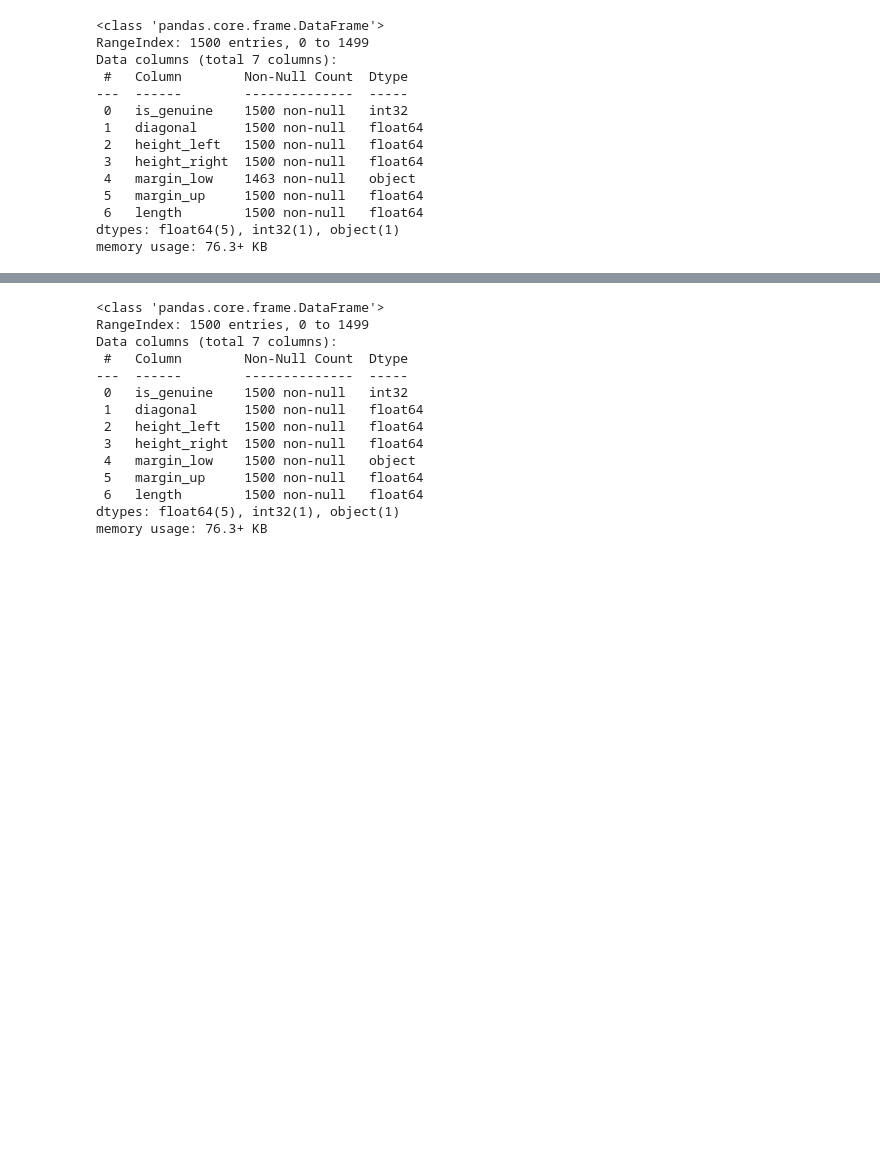
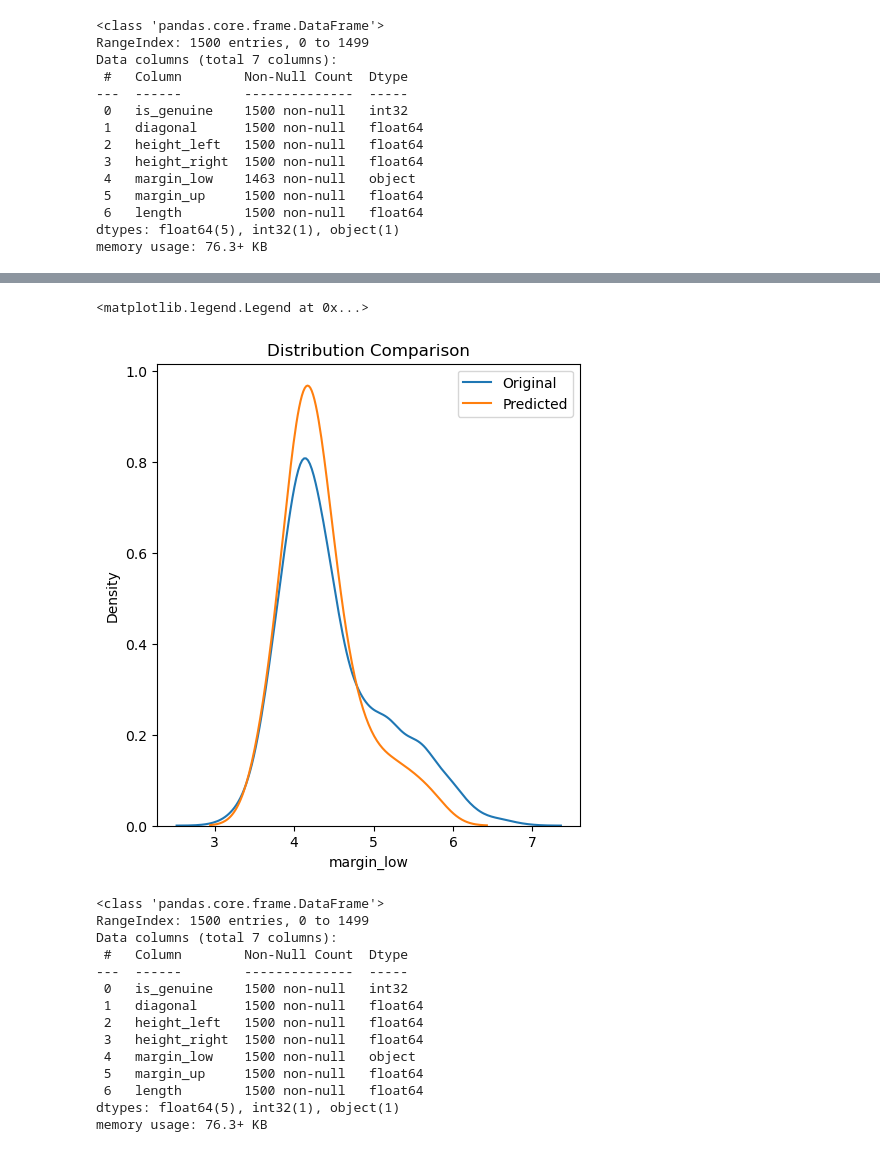
Before and after one commit to khamedtaha/AI-MSc-Semester1, a Jupyter notebook: Programming for Data Science/Project/Khamed_Mohammedtaha_M1_IA_P2.ipynb, the cells around one changed output, grey strips where cells are left out. Saved outputs shown, nothing was run; the diff lists cells and outputs as text; code cells hidden in the pictures; blank space fills up the shorter version.

```diff
--- a/Programming for Data Science/Project/Khamed_Mohammedtaha_M1_IA_P2.ipynb
+++ b/Programming for Data Science/Project/Khamed_Mohammedtaha_M1_IA_P2.ipynb
@@ -163,2 +192,4 @@ from sklearn.model_selection import train_test_split
+# %%
+backup_test = df.copy()
 # %%
 train_data = df.dropna(subset=['margin_low'])
@@ -189,3 +294,14 @@ R^2 Score: 0.1861714645517154
+# %%
+plt.figure(figsize=(12, 6))
+
+plt.subplot(1, 2, 1)
+sns.kdeplot(data=backup_test['margin_low'], label='Original')
+sns.kdeplot(data=predictions, label='Predicted')
+plt.title('Distribution Comparison')
+plt.legend()
+# %% [output]
+<matplotlib.legend.Legend at 0x...>
+[figure, added]
 # %%
 df.loc[df['margin_low'].isnull(), 'margin_low'] = predictions
 # %%
```
Also changed, not shown: parts of 54 cells of this notebook, 1 other file.
